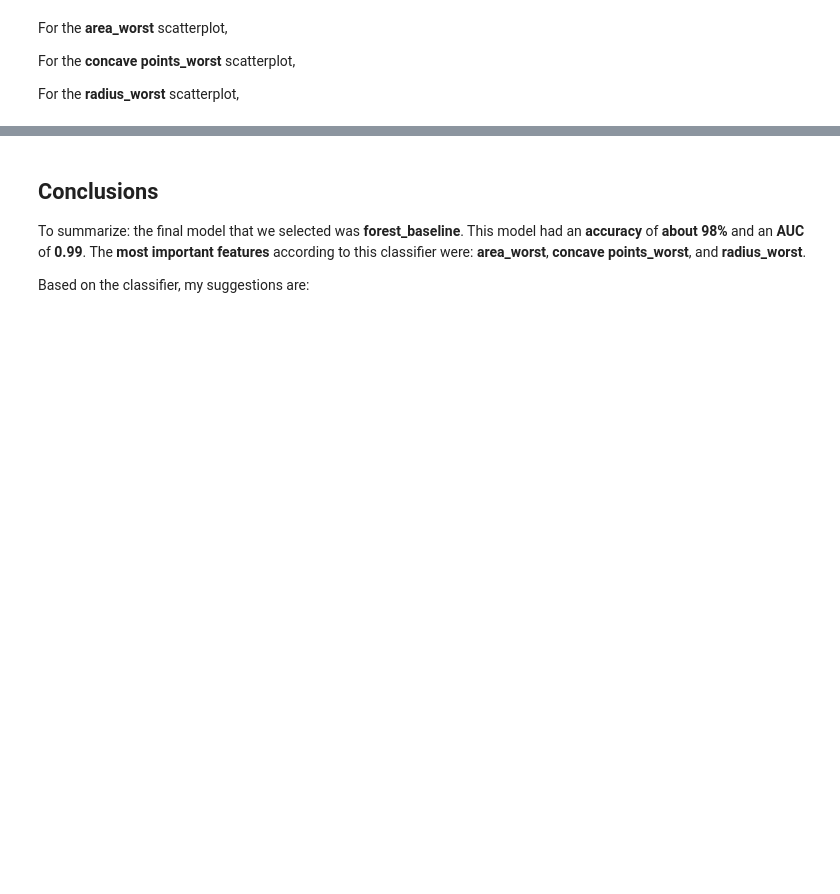
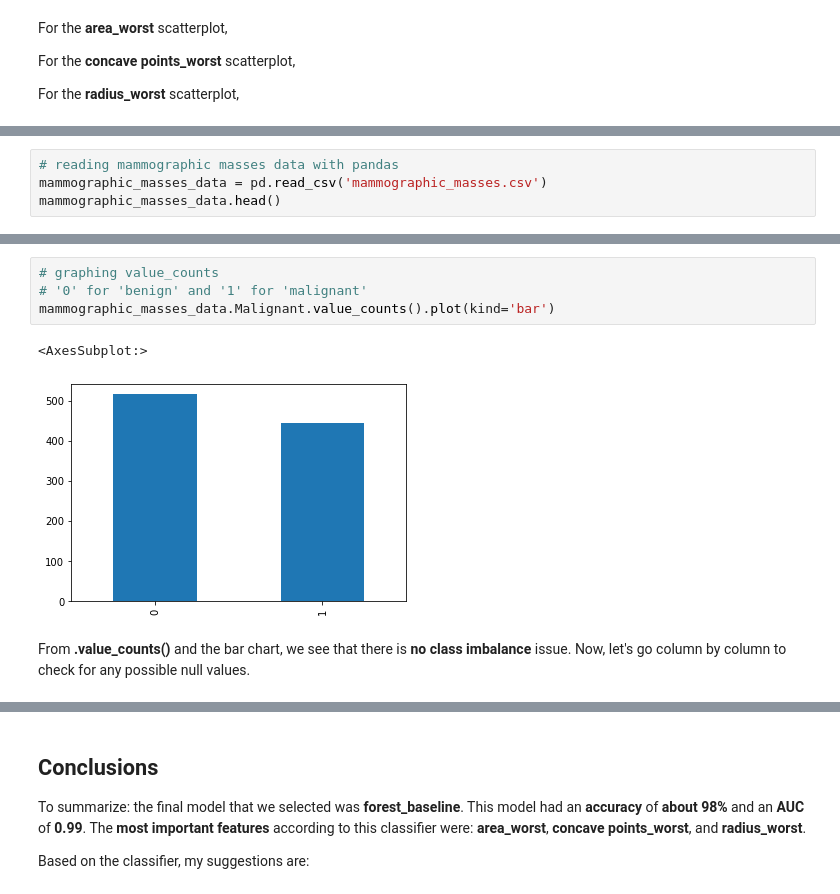
Before and after one commit to jbenedito99/Breast-Cancer-Classification, a Jupyter notebook: notebook.ipynb, the cells around one changed output, grey strips where cells are left out. Drawn from its saved outputs; the diff is of its cells as text; blank space fills up the shorter version.

Commit message:
Data exploration/cleaning for 2nd dataset

```diff
--- a/notebook.ipynb
+++ b/notebook.ipynb
@@ -613,0 +561,4 @@ The aliases was originally deprecated in NumPy 1.20; for more details and guidan
+# %%
+# reading mammographic masses data with pandas
+mammographic_masses_data = pd.read_csv('mammographic_masses.csv')
+mammographic_masses_data.head()
@@ -613,0 +602,9 @@ The aliases was originally deprecated in NumPy 1.20; for more details and guidan
+# %%
+# graphing value_counts
+# '0' for 'benign' and '1' for 'malignant'
+mammographic_masses_data.Malignant.value_counts().plot(kind='bar')
+# %% [output]
+<AxesSubplot:>
+[figure, added]
+# %% [markdown]
+From <b>.value_counts()</b> and the bar chart, we see that there is <b>no class imbalance</b> issue. Now, let's go column by column to check for any possible null values.
```
Also changed, not shown: parts of 28 cells of this notebook.
